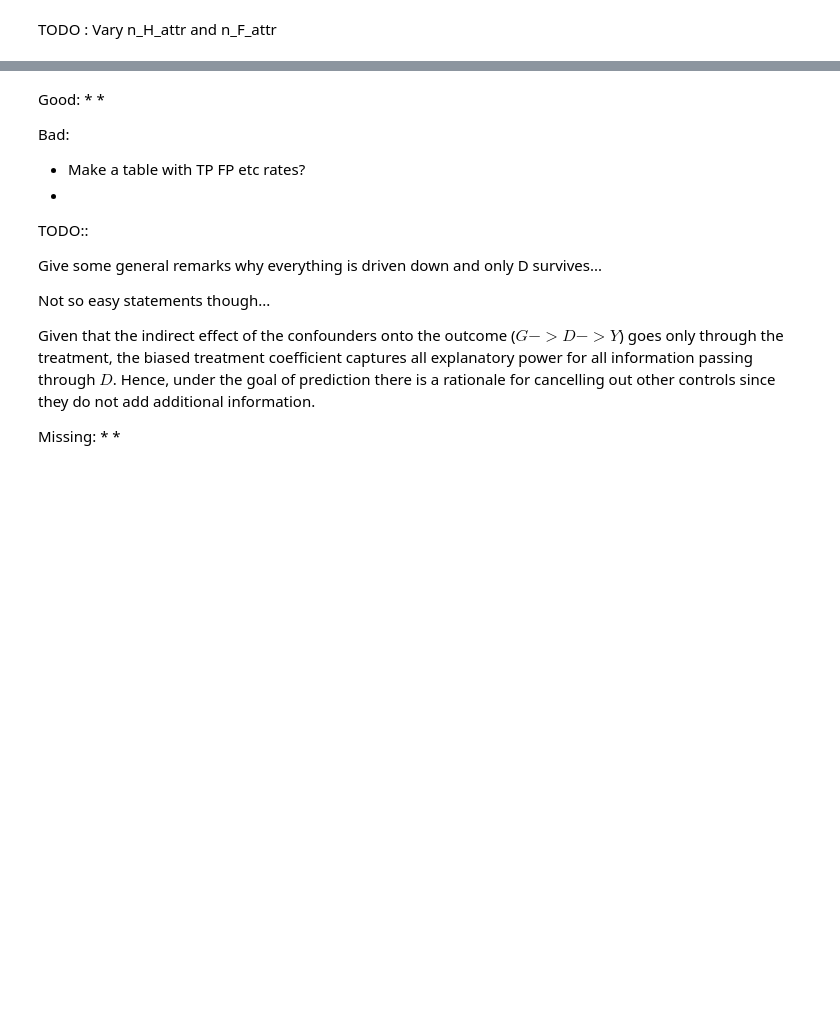
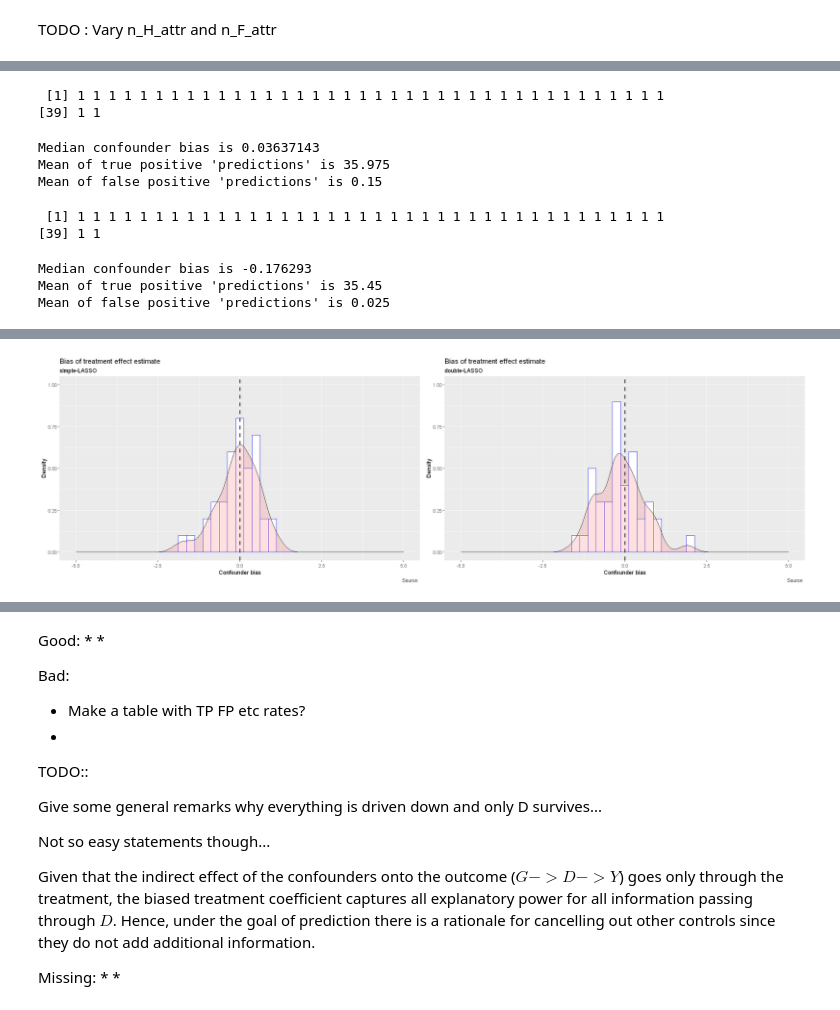
Before and after one commit to maxschae/compstat-project, a Jupyter notebook: CompStat_Project_Max_Schäfer.ipynb, the cells around one changed output, grey strips where cells are left out. Saved outputs shown, nothing was run; the diff lists cells and outputs as text; code cells hidden in the pictures; blank space fills up the shorter version.

```diff
--- a/CompStat_Project_Max_Schäfer.ipynb
+++ b/CompStat_Project_Max_Schäfer.ipynb
@@ -997,0 +1176,68 @@ TODO : Vary n_H_attr and n_F_attr
+# %%
+selection_confounder_identifier_vec
+# %% [output]
+ [1] 1 1 1 1 1 1 1 1 1 1 1 1 1 1 1 1 1 1 1 1 1 1 1 1 1 1 1 1 1 1 1 1 1 1 1 1 1 1
+[39] 1 1
+# %%
+cat("Median confounder bias is", median(confounder_bias_vec_simple))
+cat("\nMean of true positive 'predictions' is", mean(tp_selection_rate_G_simple))
+cat("\nMean of false positive 'predictions' is", mean(fp_selection_rate_G_simple))
+
+df <- data.frame(confounder_bias_vec_simple)
+hist_simple <- ggplot(data=df, aes_string(x="confounder_bias_vec_simple")) +
+                geom_histogram(aes(y=..density..), binwidth=.25, colour="blue", fill="white") +
+                geom_density(alpha=.2, fill="#FF6666") +
+                geom_vline(xintercept=0, linetype="dashed", color="black", alpha=.8, size=1) +
+                labs(title="Bias of treatment effect estimate",
+                     subtitle=str_c(selection_method,"-LASSO"),
+                     caption="Source: ",
+                     x="Confounder bias", y="Density") +
+                xlim(c(-5, 5)) +
+                ylim(c(0, 1))
+# %% [output]
+Median confounder bias is 0.03637143
+Mean of true positive 'predictions' is 35.975
+Mean of false positive 'predictions' is 0.15
+# %%
+selection_method <- "double"
+sim_results_vec <- replicate(R, compute_metrics(dgp=dgp,
+                                     n=n,
+                                     n_G_attr=n_G_attr,
+                                     treatment_effect=treatment_effect,
+                                     colnames_covariates=colnames_covariates,
+                                     colnames_confounders=colnames_confounders,
+                                     selection_method=selection_method))
+
+confounder_bias_vec_double <- unlist(sim_results_vec[1, 1:R])
+tp_selection_rate_G_double <- unlist(sim_results_vec[3, 1:R])
+fp_selection_rate_G_double <- unlist(sim_results_vec[5, 1:R])
+selection_confounder_identifier_vec <- unlist(sim_results_vec[7, 1:R])
+# %%
+selection_confounder_identifier_vec
+# %% [output]
+ [1] 1 1 1 1 1 1 1 1 1 1 1 1 1 1 1 1 1 1 1 1 1 1 1 1 1 1 1 1 1 1 1 1 1 1 1 1 1 1
+[39] 1 1
+# %%
+cat("Median confounder bias is", median(confounder_bias_vec_double))
+cat("\nMean of true positive 'predictions' is", mean(tp_selection_rate_G_double))
+cat("\nMean of false positive 'predictions' is", mean(fp_selection_rate_G_double))
+
+df <- data.frame(confounder_bias_vec_double)
+hist_double <- ggplot(data=df, aes_string(x="confounder_bias_vec_double")) +
+                geom_histogram(aes(y=..density..), binwidth=.25, colour="blue", fill="white") +
+                geom_density(alpha=.2, fill="#FF6666") +
+                geom_vline(xintercept=0, linetype="dashed", color="black", alpha=.8, size=1) +
+                labs(title="Bias of treatment effect estimate",
+                     subtitle=str_c(selection_method,"-LASSO"),
+                     caption="Source: ",
+                     x="Confounder bias", y="Density") +
+                xlim(c(-5, 5)) +
+                ylim(c(0, 1))
+# %% [output]
+Median confounder bias is -0.176293
+Mean of true positive 'predictions' is 35.45
+Mean of false positive 'predictions' is 0.025
+# %%
+options(repr.plot.width=20, repr.plot.height=6)
+grid.arrange(hist_simple, hist_double, nrow=1)
+# %% [output]
@@ -997,0 +1248 @@ TODO : Vary n_H_attr and n_F_attr
+[figure, added]
```
Also changed, not shown: parts of 28 cells of this notebook, 7 other files.
